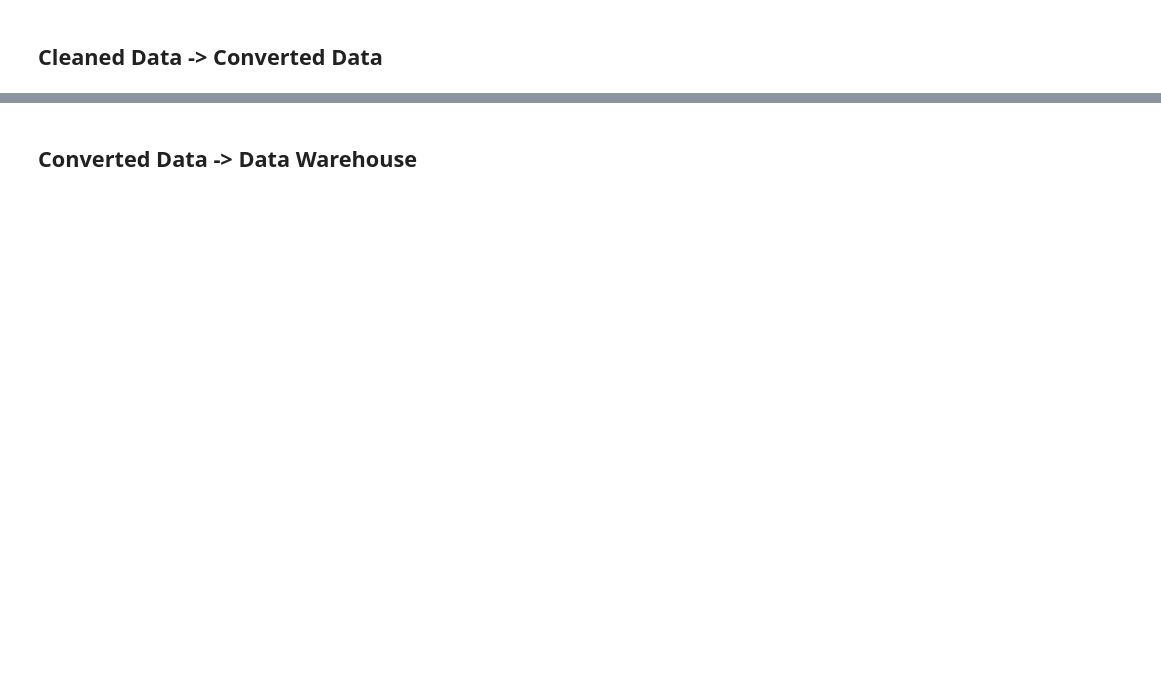
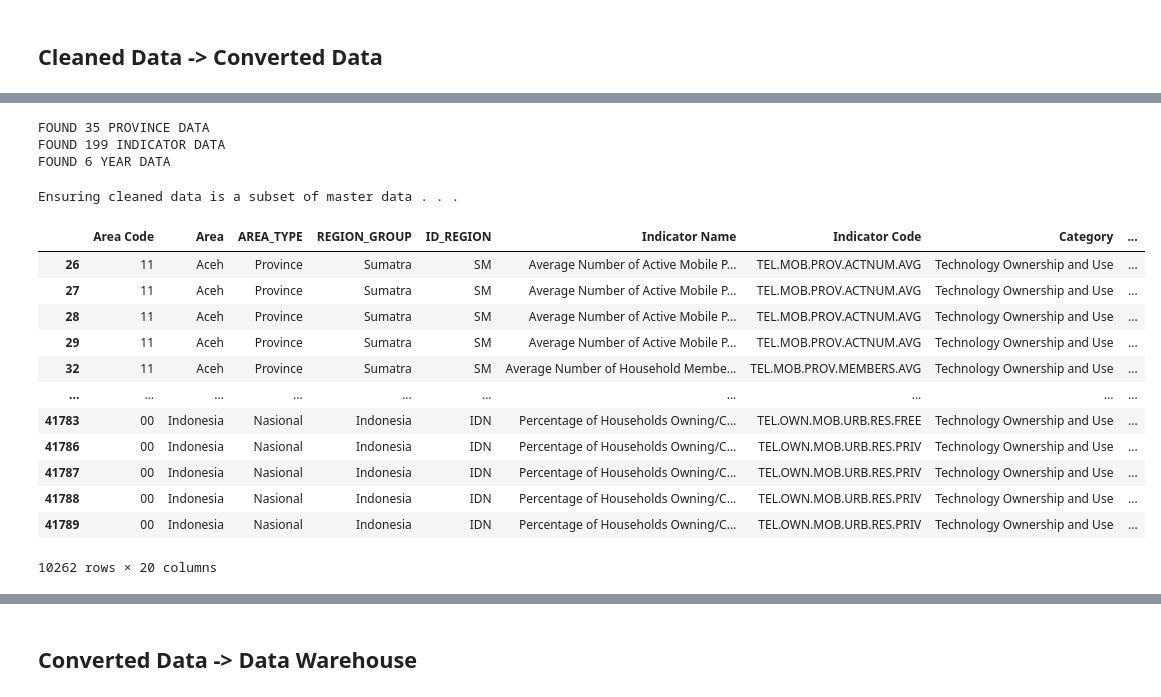
Before and after one commit to Tegarr123/nusadata-etl-script, a Jupyter notebook: main.ipynb, the cells around one changed output, grey strips where cells are left out. Saved outputs shown, nothing was run; the diff lists cells and outputs as text; code cells hidden in the pictures; blank space fills up the shorter version.

```diff
--- a/main.ipynb
+++ b/main.ipynb
@@ -269,0 +462,2 @@ converted_value_data = convert_value_dataframe(merged_cleaned_and_master_data)
+# %%
+melted_df:pd.DataFrame = melt_cleaned_data(concatenated_df)
@@ -269,0 +490,27 @@ converted_value_data = convert_value_dataframe(merged_cleaned_and_master_data)
+# %%
+column_to_rename = {
+        "ID":"Area Code",
+        "AREA_NAME":"Area",
+        "Indicator_Code":"Indicator Code",
+        "Indicator_Name":"Indicator Name",
+        "Unit":"Unit"
+    }
+cross_merged_df = cross_merge_master(master_area_df, master_year_df, master_indicator_df, column_to_rename)
+
+# random.seed(199)
+# def generate_value(row):
+#     if row['Unit'] == 'Rupiah':
+#         return random.randint(100_000, 5_000_000)
+#     elif row['Unit'] == '%':
+#         return round(random.uniform(50, 100), 2)
+#     elif row['Unit'] == 'Average':
+#         return round(random.uniform(1, 3), 2)
+#     elif row['Unit'] == 'Count':
+#         return random.randint(100, 5000)
+
+#     raise ValueError(f"Unknown unit: {row['Unit']}")
+# cross_merged_master['Value'] = cross_merged_df.apply(generate_value, axis=1)
+# %% [output]
+FOUND 35 PROVINCE DATA
+FOUND 199 INDICATOR DATA
+FOUND 6 YEAR DATA
@@ -269,0 +519,25 @@ converted_value_data = convert_value_dataframe(merged_cleaned_and_master_data)
+# %%
+validate_data_2(cross_merged_df, melted_df)
+# %% [output]
+Ensuring cleaned data is a subset of master data . . .
+# %%
+
+result = left_outer_merge_to_master(cross_merged_df, melted_df)
+# %%
+converted_result = convert_value_dataframe(result)
+# %%
+converted_result[converted_result.Value.notnull()]
+# %% [output]
+|  | Area Code | Area | AREA_TYPE | REGION_GROUP | ID_REGION | Indicator Name | Indicator Code | Category | ... |
+| 26 | 11 | Aceh | Province | Sumatra | SM | Average Number of Active Mobile P... | TEL.MOB.PROV.ACTNUM.AVG | Technology Ownership and Use | ... |
+| 27 | 11 | Aceh | Province | Sumatra | SM | Average Number of Active Mobile P... | TEL.MOB.PROV.ACTNUM.AVG | Technology Ownership and Use | ... |
+| 28 | 11 | Aceh | Province | Sumatra | SM | Average Number of Active Mobile P... | TEL.MOB.PROV.ACTNUM.AVG | Technology Ownership and Use | ... |
+| 29 | 11 | Aceh | Province | Sumatra | SM | Average Number of Active Mobile P... | TEL.MOB.PROV.ACTNUM.AVG | Technology Ownership and Use | ... |
+| 32 | 11 | Aceh | Province | Sumatra | SM | Average Number of Household Membe... | TEL.MOB.PROV.MEMBERS.AVG | Technology Ownership and Use | ... |
+| ... | ... | ... | ... | ... | ... | ... | ... | ... | ... |
+| 41783 | 00 | Indonesia | Nasional | Indonesia | IDN | Percentage of Households Owning/C... | TEL.OWN.MOB.URB.RES.FREE | Technology Ownership and Use | ... |
+| 41786 | 00 | Indonesia | Nasional | Indonesia | IDN | Percentage of Households Owning/C... | TEL.OWN.MOB.URB.RES.PRIV | Technology Ownership and Use | ... |
+| 41787 | 00 | Indonesia | Nasional | Indonesia | IDN | Percentage of Households Owning/C... | TEL.OWN.MOB.URB.RES.PRIV | Technology Ownership and Use | ... |
+| 41788 | 00 | Indonesia | Nasional | Indonesia | IDN | Percentage of Households Owning/C... | TEL.OWN.MOB.URB.RES.PRIV | Technology Ownership and Use | ... |
+| 41789 | 00 | Indonesia | Nasional | Indonesia | IDN | Percentage of Households Owning/C... | TEL.OWN.MOB.URB.RES.PRIV | Technology Ownership and Use | ... |
+10262 rows × 20 columns
```
Also changed, not shown: parts of 39 cells of this notebook, 27 other files.
